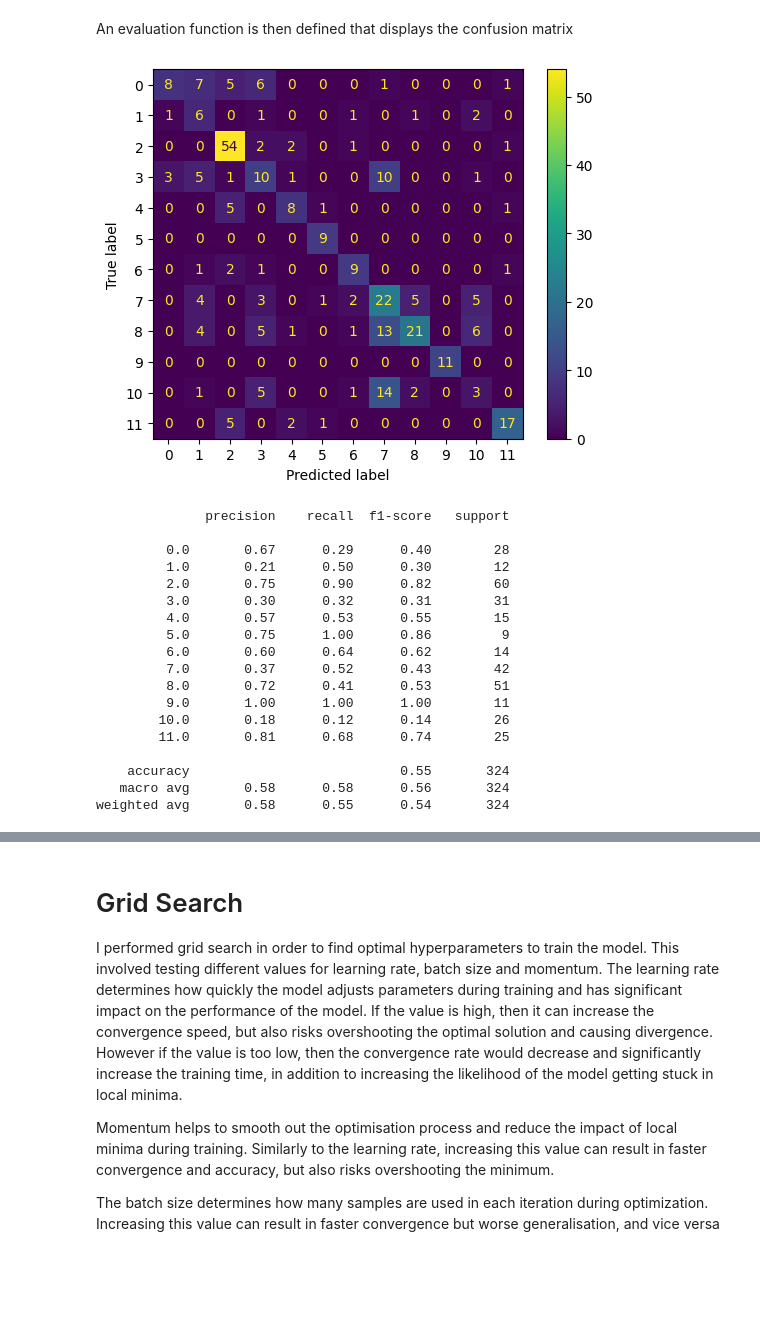
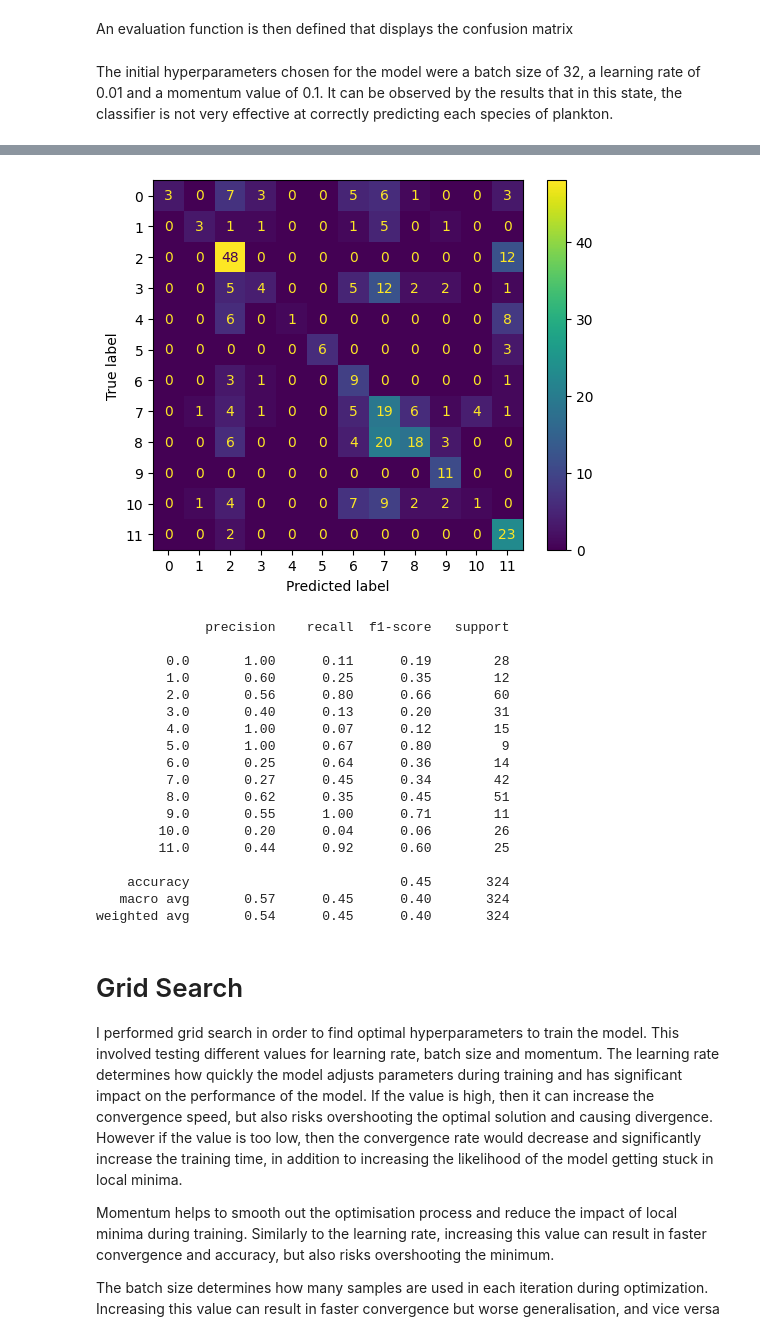
Before and after one commit to ChloeMorgana/DL-Coursework, a Jupyter notebook: 2439047s_DL_Coursework.ipynb, the cells around one changed output, grey strips where cells are left out. Saved outputs shown, nothing was run; the diff lists cells and outputs as text; code cells hidden in the pictures; blank space fills up the shorter version.

```diff
--- a/2439047s_DL_Coursework.ipynb
+++ b/2439047s_DL_Coursework.ipynb
@@ -275,25 +241,20 @@ def evaluate(loader=test_loader, network=net):
     plt.show()
 
     print(classification_report(labs, preds))
-
-evaluate(network = net)
-# %% [output]
-[figure, removed]
-              precision    recall  f1-score   support
-
-         0.0       0.67      0.29      0.40        28
-         1.0       0.21      0.50      0.30        12
-         2.0       0.75      0.90      0.82        60
-         3.0       0.30      0.32      0.31        31
-         4.0       0.57      0.53      0.55        15
-         5.0       0.75      1.00      0.86         9
-         6.0       0.60      0.64      0.62        14
-         7.0       0.37      0.52      0.43        42
-         8.0       0.72      0.41      0.53        51
-         9.0       1.00      1.00      1.00        11
-        10.0       0.18      0.12      0.14        26
-        11.0       0.81      0.68      0.74        25
-
-    accuracy                           0.55       324
-   macro avg       0.58      0.58      0.56       324
-weighted avg       0.58      0.55      0.54       324
+# %% [markdown]
+The initial hyperparameters chosen for the model were a batch size of 32, a learning rate of 0.01 and a momentum value of 0.1. It can be observed by the results that in this state, the classifier is not very effective at correctly predicting each species of plankton.
+# %%
+train_data = ImageDataset(train, train_labs)
+train_loader = DataLoader(train_data, batch_size=32, shuffle=True)
+
+val_data = ImageDataset(val, val_labs)
+val_loader = DataLoader(val_data, batch_size=32, shuffle=True)
+
+test_data = ImageDataset(test, test_labs)
+test_loader = DataLoader(test_data, batch_size=32, shuffle=True)
+
+net = Net()
+train_losses, val_losses = training(0.01,0.1, network = net)
+
+evaluate(network = net)
+# %% [output]
@@ -300,3 +270,22 @@ weighted avg       0.58      0.55      0.54       324
+[figure, added]
+              precision    recall  f1-score   support
+
+         0.0       1.00      0.11      0.19        28
+         1.0       0.60      0.25      0.35        12
+         2.0       0.56      0.80      0.66        60
+         3.0       0.40      0.13      0.20        31
+         4.0       1.00      0.07      0.12        15
+         5.0       1.00      0.67      0.80         9
+         6.0       0.25      0.64      0.36        14
+         7.0       0.27      0.45      0.34        42
+         8.0       0.62      0.35      0.45        51
+         9.0       0.55      1.00      0.71        11
+        10.0       0.20      0.04      0.06        26
+        11.0       0.44      0.92      0.60        25
+
+    accuracy                           0.45       324
+   macro avg       0.57      0.45      0.40       324
+weighted avg       0.54      0.45      0.40       324
 # %% [markdown]
 # Grid Search
 
```
Also changed, not shown: parts of 15 cells of this notebook.
